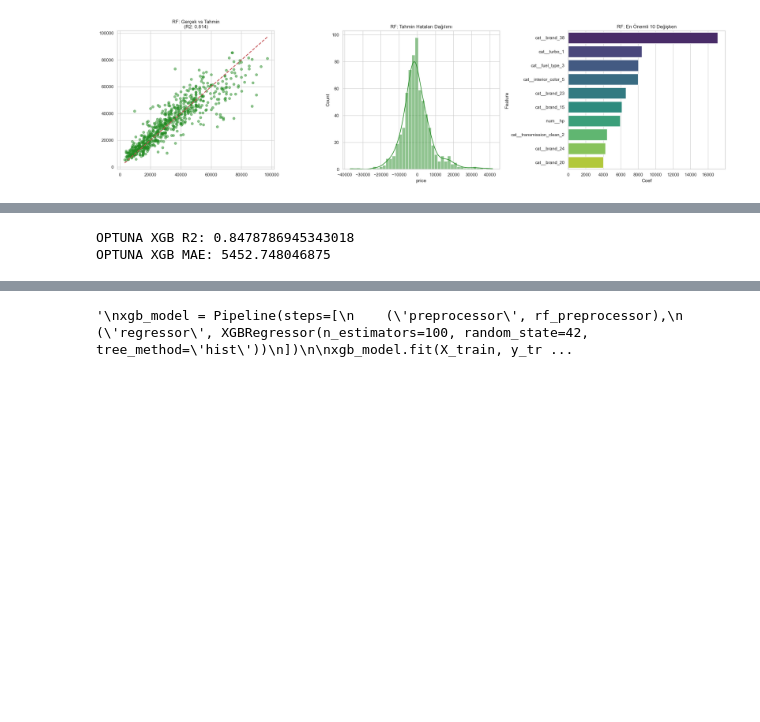
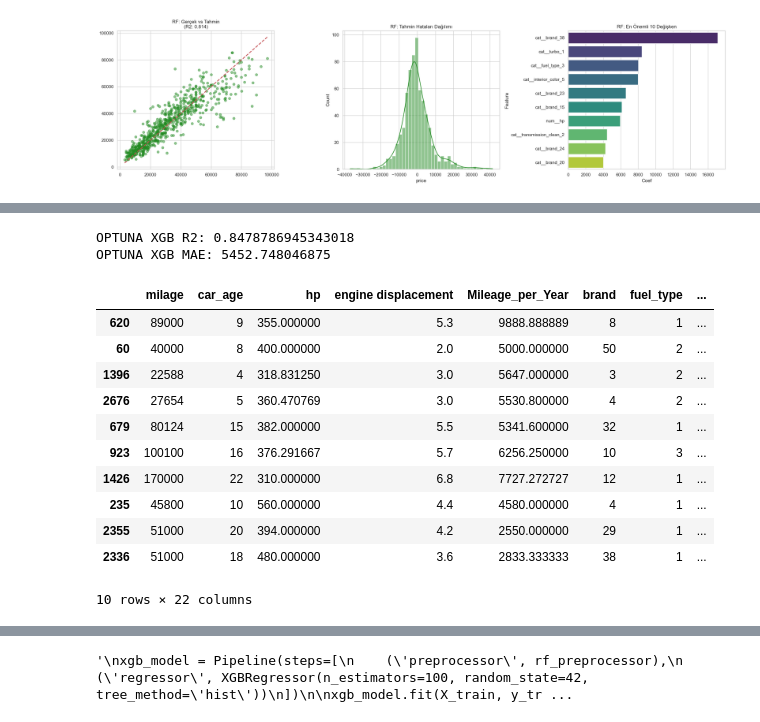
Before and after one commit to emirozger/car-price-prediction-ml, a Jupyter notebook: sample.ipynb, the cells around one changed output, grey strips where cells are left out. Saved outputs shown, nothing was run; the diff lists cells and outputs as text; code cells hidden in the pictures; blank space fills up the shorter version.

```diff
--- a/sample.ipynb
+++ b/sample.ipynb
@@ -839,26 +844,49 @@ En iyi parametreler: {'n_estimators': 558, 'max_depth': 9, 'learning_rate': 0.02
 # %%
 # 🔥 Optuna ile bulunan EN İYİ XGBoost modelini eğitiyoruz
 best_xgb_model = Pipeline(steps=[
     ('preprocessor', rf_preprocessor),
     ('regressor', XGBRegressor(
         n_estimators=508,
         max_depth=7,
         learning_rate=0.025641686768145218,
         subsample=0.6517475994589673,
         colsample_bytree=0.8582161018401564,
         min_child_weight=2,
         objective="reg:squarederror",
         random_state=42,
         tree_method="hist",
         n_jobs=-1
     ))
 ])
 
 best_xgb_model.fit(X_train, y_train)
 y_pred_xgb = best_xgb_model.predict(X_test)
 
+test_results = X_test.copy()
+test_results["Gerçek_Fiyat"] = y_test.values
+test_results["Tahmin"] = y_pred_xgb
+test_results["Hata"] = test_results["Gerçek_Fiyat"] - test_results["Tahmin"]
+
+test_results.head(10)
+
+
 print("OPTUNA XGB R2:", r2_score(y_test, y_pred_xgb))
 print("OPTUNA XGB MAE:", mean_absolute_error(y_test, y_pred_xgb))
+
+
+test_results.head(10)
 # %% [output]
 OPTUNA XGB R2: 0.8478786945343018
 OPTUNA XGB MAE: 5452.748046875
+|  | milage | car_age | hp | engine displacement | Mileage_per_Year | brand | fuel_type | ... |
+| 620 | 89000 | 9 | 355.000000 | 5.3 | 9888.888889 | 8 | 1 | ... |
+| 60 | 40000 | 8 | 400.000000 | 2.0 | 5000.000000 | 50 | 2 | ... |
+| 1396 | 22588 | 4 | 318.831250 | 3.0 | 5647.000000 | 3 | 2 | ... |
+| 2676 | 27654 | 5 | 360.470769 | 3.0 | 5530.800000 | 4 | 2 | ... |
+| 679 | 80124 | 15 | 382.000000 | 5.5 | 5341.600000 | 32 | 1 | ... |
+| 923 | 100100 | 16 | 376.291667 | 5.7 | 6256.250000 | 10 | 3 | ... |
+| 1426 | 170000 | 22 | 310.000000 | 6.8 | 7727.272727 | 12 | 1 | ... |
+| 235 | 45800 | 10 | 560.000000 | 4.4 | 4580.000000 | 4 | 1 | ... |
+| 2355 | 51000 | 20 | 394.000000 | 4.2 | 2550.000000 | 29 | 1 | ... |
+| 2336 | 51000 | 18 | 480.000000 | 3.6 | 2833.333333 | 38 | 1 | ... |
+10 rows × 22 columns
```
Also changed, not shown: parts of 8 cells of this notebook, 3 other files.
